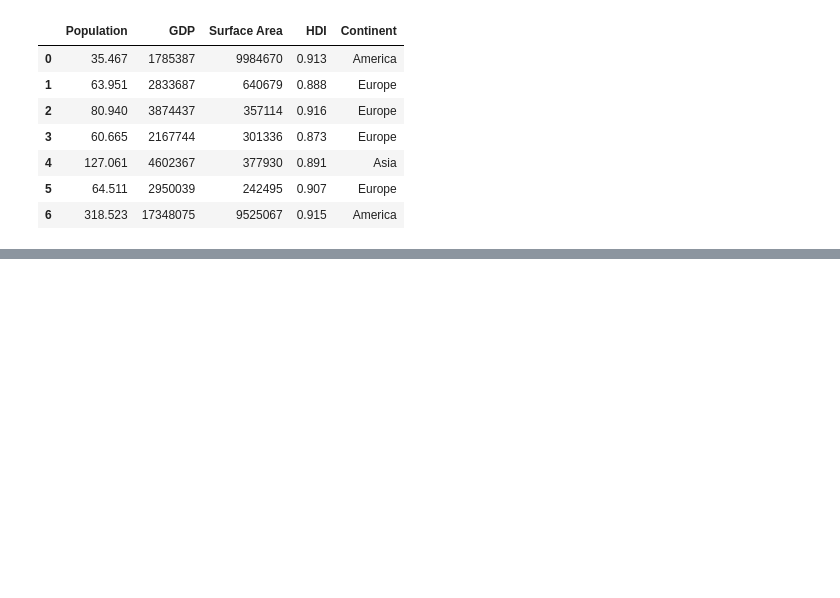
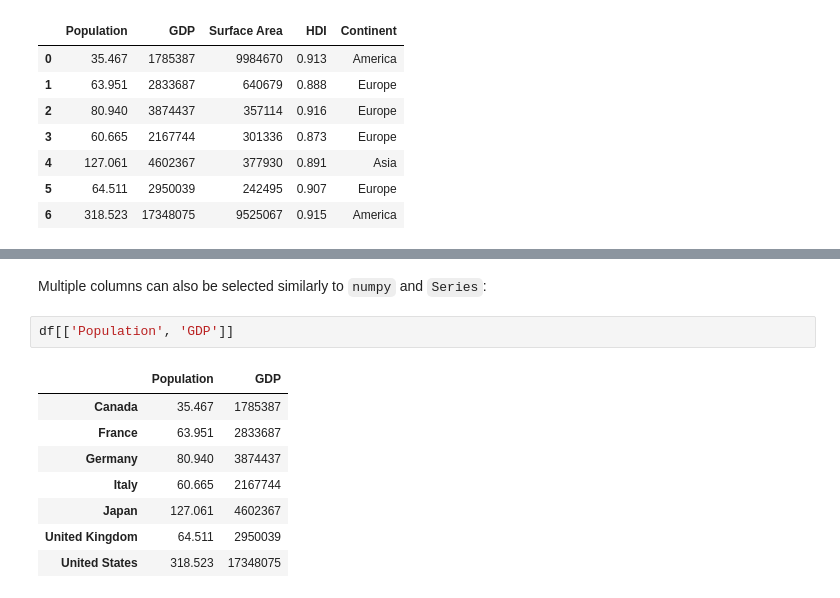
Before and after one commit to AlexGP80/Data_Analysis_with_Python, a Jupyter notebook: Pandas Dataframes.ipynb, the cells around one changed output, grey strips where cells are left out. Saved outputs shown, nothing was run; the diff lists cells and outputs as text; blank space fills up the shorter version.

```diff
--- a/Pandas Dataframes.ipynb
+++ b/Pandas Dataframes.ipynb
@@ -68,0 +181,13 @@ df
+# %% [markdown]
+Multiple columns can also be selected similarly to `numpy` and `Series`:
+# %%
+df[['Population', 'GDP']]
+# %% [output]
+|  | Population | GDP |
+| Canada | 35.467 | 1785387 |
+| France | 63.951 | 2833687 |
+| Germany | 80.940 | 3874437 |
+| Italy | 60.665 | 2167744 |
+| Japan | 127.061 | 4602367 |
+| United Kingdom | 64.511 | 2950039 |
+| United States | 318.523 | 17348075 |
```
Also changed, not shown: parts of 17 cells of this notebook.
